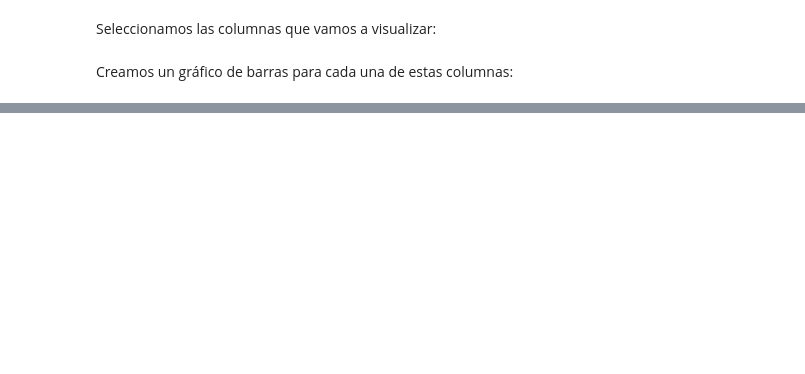
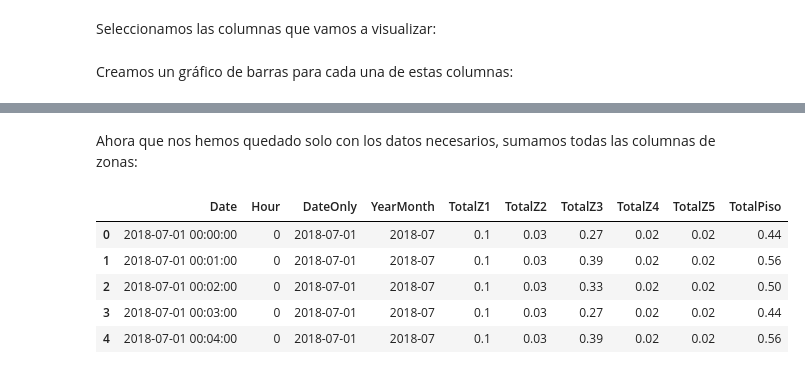
Before and after one commit to SalvatoreMolina/ConsumoChamchury, a Jupyter notebook: NotebookConsumoChomchuri.ipynb, the cells around one changed output, grey strips where cells are left out. Cells and saved outputs as stored; diff of their text form; code cells hidden in the pictures; blank space fills up the shorter version.

```diff
--- a/NotebookConsumoChomchuri.ipynb
+++ b/NotebookConsumoChomchuri.ipynb
@@ -253,0 +294,12 @@ plt.show()
+# %% [markdown]
+Ahora que nos hemos quedado solo con los datos necesarios, sumamos todas las columnas de zonas:
+# %%
+df['TotalPiso'] = df[['TotalZ1','TotalZ2','TotalZ3','TotalZ4','TotalZ5']].sum(axis=1)
+df.head()
+# %% [output]
+|  | Date | Hour | DateOnly | YearMonth | TotalZ1 | TotalZ2 | TotalZ3 | TotalZ4 | TotalZ5 | TotalPiso |
+| 0 | 2018-07-01 00:00:00 | 0 | 2018-07-01 | 2018-07 | 0.1 | 0.03 | 0.27 | 0.02 | 0.02 | 0.44 |
+| 1 | 2018-07-01 00:01:00 | 0 | 2018-07-01 | 2018-07 | 0.1 | 0.03 | 0.39 | 0.02 | 0.02 | 0.56 |
+| 2 | 2018-07-01 00:02:00 | 0 | 2018-07-01 | 2018-07 | 0.1 | 0.03 | 0.33 | 0.02 | 0.02 | 0.50 |
+| 3 | 2018-07-01 00:03:00 | 0 | 2018-07-01 | 2018-07 | 0.1 | 0.03 | 0.27 | 0.02 | 0.02 | 0.44 |
+| 4 | 2018-07-01 00:04:00 | 0 | 2018-07-01 | 2018-07 | 0.1 | 0.03 | 0.39 | 0.02 | 0.02 | 0.56 |
```
Also changed, not shown: parts of 14 cells of this notebook.
